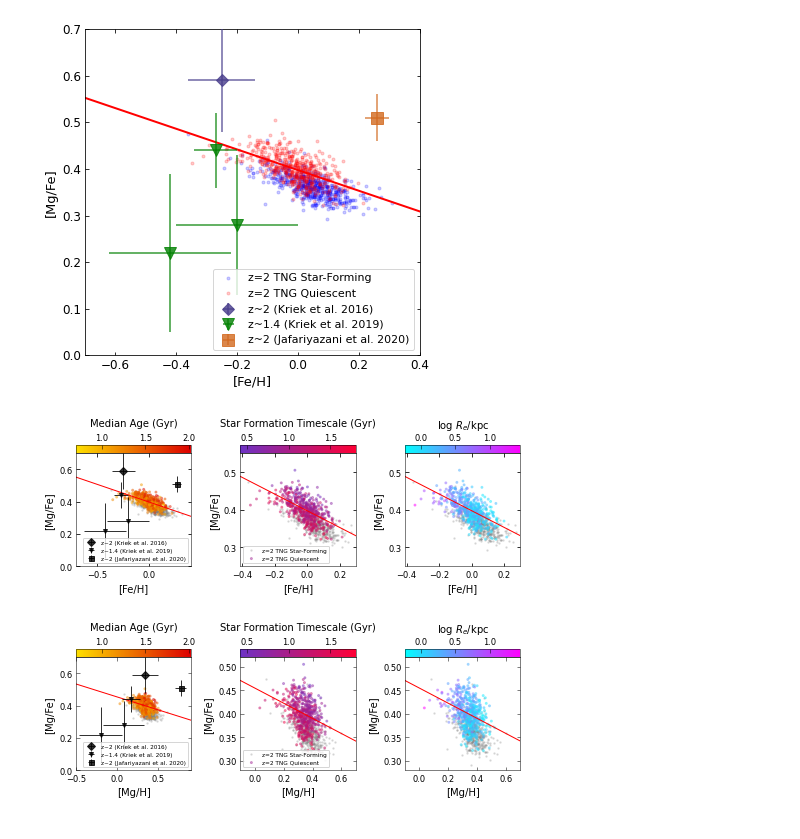
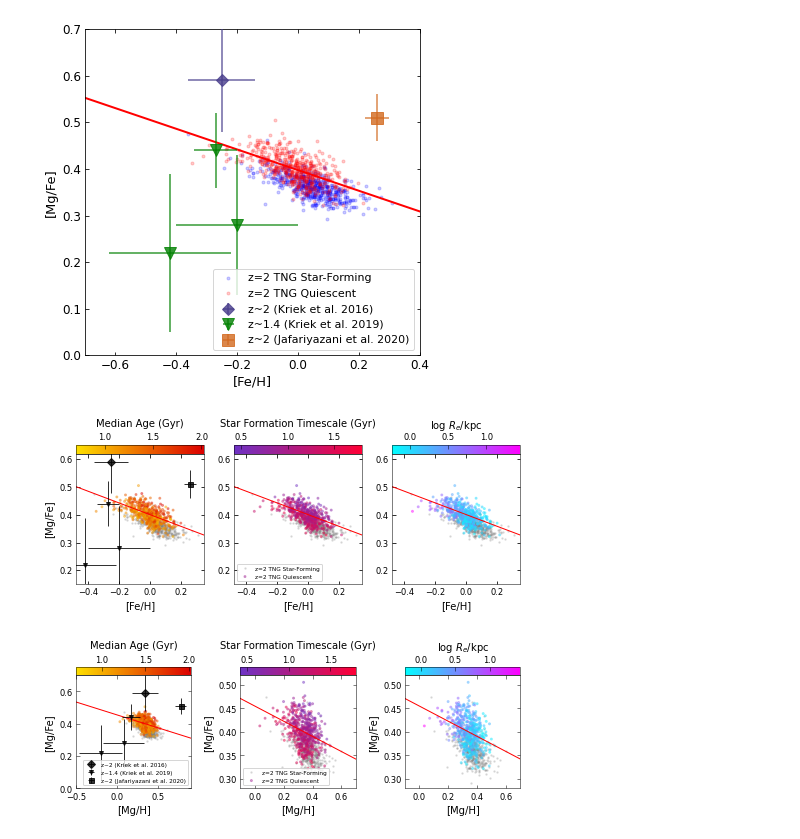
Before and after one commit to jk3sxp/Pathak_2021, a Jupyter notebook: z=2_Observations.ipynb, the cells around one changed output. Saved outputs shown, nothing was run; the diff lists cells and outputs as text; code cells hidden in the pictures.

```diff
--- a/z=2_Observations.ipynb
+++ b/z=2_Observations.ipynb
@@ -56,8 +56,8 @@ warnings.filterwarnings('ignore')
 # quiescent_selection = (np.log10(newbin_current_SFR/10**(total_mass))<=-10.5)
 # starforming_selection = (gas_mass_1kpc/stellar_mass_1kpc>0.025)
 # quiescent_selection = (gas_mass_1kpc/stellar_mass_1kpc<0.025)
-starforming_selection = (np.log10(gas_mass_1kpc/(gas_mass_1kpc+stellar_mass_1kpc))>-1.75)
-quiescent_selection = (np.log10(gas_mass_1kpc/(gas_mass_1kpc+stellar_mass_1kpc))<=-1.75)
+starforming_selection = (np.log10(gas_mass_1kpc/(gas_mass_1kpc+stellar_mass_1kpc))>-3) #-1.75)
+quiescent_selection = (np.log10(gas_mass_1kpc/(gas_mass_1kpc+stellar_mass_1kpc))<=-3) #-1.75)
 # %%
 # credit: https://towardsdatascience.com/beautiful-custom-colormaps-with-matplotlib-5bab3d1f0e72
 
@@ -569,7 +569,7 @@ bev21.meta['color'] = 'gray'
 
 # [Mg/Fe] vs [Fe/H]
 ####################
-fig, axes = plt.subplots(1, 3, figsize=(6.9,2.7)) #21, 6
+fig, axes = plt.subplots(1, 3, figsize=(6.9, 2.95), sharey='row') #21, 6
 ax1 = axes[0]
 ax2 = axes[1]
 
@@ -614,15 +614,16 @@ cbar_labels = ['Median Age (Gyr)', 'Star Formation Timescale (Gyr)', 'log $R_e$/
 # z=2 galaxies
 # print(median_age)
 
-#model fit
-optParam, pcov = curve_fit(func, FeH_Re[quiescent_selection], MgFe_Re[quiescent_selection])
-xx = np.array([-0.7, 0.4])
 
 i = -1
 data = []
 tng2big = []
-xlims = [[-0.7, 0.4], [-0.41, 0.3], [-0.41, 0.3]]
-ylims = [[0.0, 0.7], [0.25, 0.55], [0.25, 0.55]]
+xlims = [-0.48, 0.35]
+ylims = [0.15, 0.62]
+
+#model fit
+optParam, pcov = curve_fit(func, FeH_Re[quiescent_selection][100:-100], MgFe_Re[quiescent_selection][100:-100])
+xx = np.array(xlims)
 for ax in axes:
     i += 1
     # plot TNG markers
@@ -642,43 +643,50 @@ for ax in axes:
             data.append(thing)
 
     # labels
-    ax.set(xlabel='[Fe/H]', ylabel='[Mg/Fe]',
-          ylim=ylims[i], xlim=xlims[i])
+    if i==0:
+        ax.set(xlabel='[Fe/H]', ylabel='[Mg/Fe]',
+              ylim=ylims, xlim=xlims)
+    else:
+        ax.set(xlabel='[Fe/H]', ylabel=None,
+              ylim=ylims, xlim=xlims)
     ax.tick_params(direction='in', which='both', bottom=True, top=True, left=True, right=True, labelsize='small')
+    ax.yaxis.set_tick_params(labelbottom=True)
 
     # colorbar
     divider = make_axes_locatable(ax)
     cax = divider.append_axes("top", size="7%", pad=0.0)
     sm = plt.cm.ScalarMappable(cmap=colormaps[i], norm=normlist[i])
     sm.set_array([])
     cbar = plt.colorbar(sm, cax=cax, orientation='horizontal')#, format=fmt)#, format='%.0e')
     cbar.outline.set_linewidth(0.5)
 #     cbar.ax.yaxis.set_offset_position('left')
     cbar.set_label(cbar_labels[i], rotation=0, labelpad=-35)#, fontsize='medium')
     cbar.ax.tick_params(direction='in', labeltop=True, labelbottom=False, top=True, bottom=False, labelsize='small', width=0.5)#, length=5)
 
 
 # plt.rcParams['axes.labelsize'] = fts+1
 
 # legend
 ax2.legend(handles=[tng1, tng2big[1]], loc='lower left', fontsize='xx-small').set_zorder(200)
-leg1 = ax1.legend(handles=[data[0], data[1], data[2]], loc='lower right', fontsize='xx-small')#.set_zorder(200)
-leg1.set_zorder(200)
-for t in leg1.get_texts():
-   t.set_multialignment('right')
+# leg1 = ax1.legend(handles=[data[0], data[1], data[2]], loc='lower right', fontsize='xx-small', markerscale=0.5)#.set_zorder(200)
+# leg1.set_zorder(200)
+# for t in leg1.get_texts():
+#    t.set_multialignment('right')
 # leg1._legend_box.align = "right"
 # ax1.legend(loc='lower right').set_zorder(200) #, fontsize=ftss
+# for handle in leg1.legendHandles:
+#     handle.set_sizes([3])
 
 for ax in axes:
     for side in ax.spines.keys():  # 'top', 'bottom', 'left', 'right'
         ax.spines[side].set_linewidth(0.5)
 
 fig.tight_layout(w_pad=0.9)
 
 plt.savefig('2022 FIGURES\z2_MgFeFeH_three.png', dpi=300, bbox_inches='tight')
 plt.show()
 # %% [output]
-[figure, old version]
+[figure, new version]
 # %%
 
 # [Mg/Fe] vs [Fe/H]
```
Also changed, not shown: parts of 1 cell of this notebook, 16 other files.
